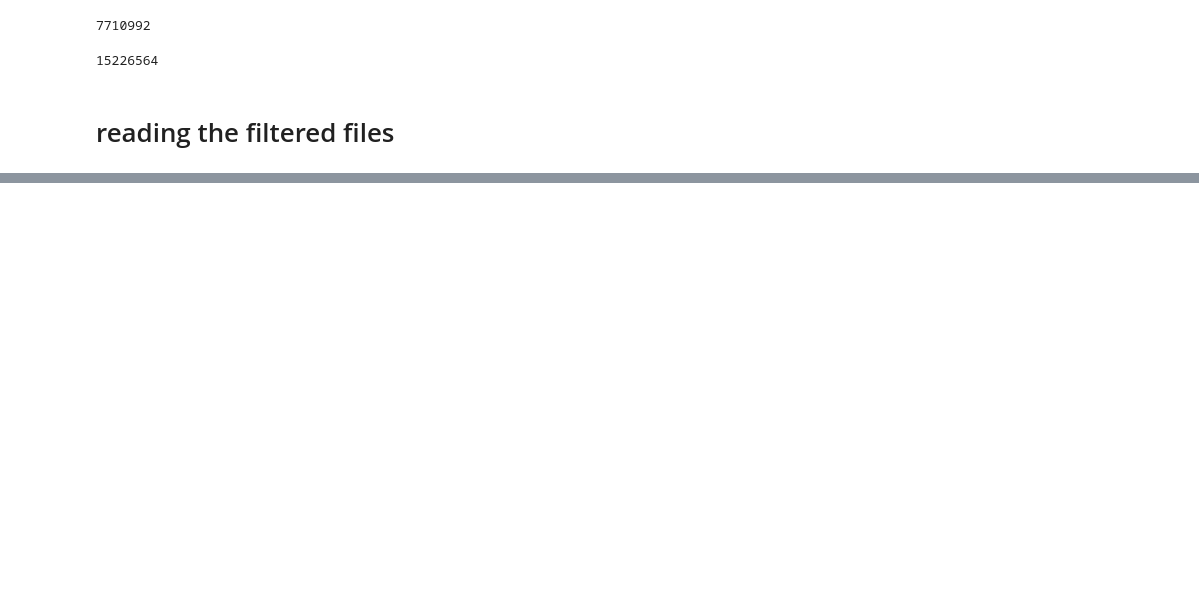
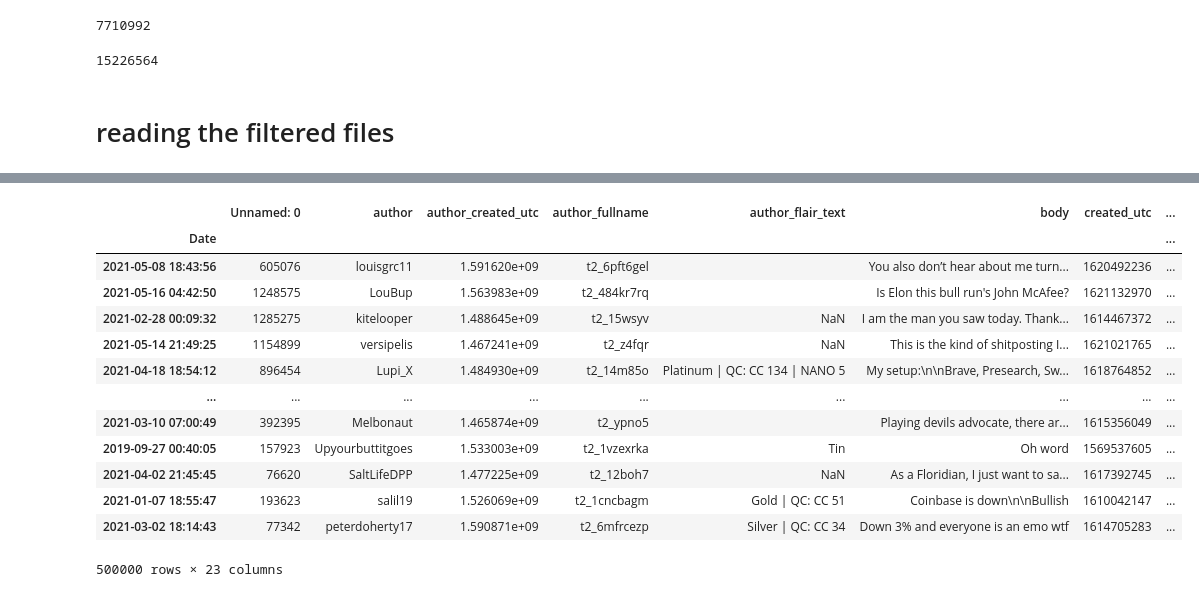
Before and after one commit to VeniJeen/CryptoSent, a Jupyter notebook: Data Preparation/3_Data_Processing/Data Processing - Selecting Most Relevant Posts.ipynb, the cells around one changed output, grey strips where cells are left out. Saved outputs shown, nothing was run; the diff lists cells and outputs as text; code cells hidden in the pictures; blank space fills up the shorter version.

```diff
--- a/Data Preparation/3_Data_Processing/Data Processing - Selecting Most Relevant Posts.ipynb
+++ b/Data Preparation/3_Data_Processing/Data Processing - Selecting Most Relevant Posts.ipynb
@@ -145,0 +338,38 @@ c[['submission_id','body']].groupby('submission_id').body.sum()
+# %%
+c1['sentiment_scores']=c1.text_processed.progress_apply(get_sentiment)
+# %%
+import datetime as dt
+def date_parser_utc(x): return dt.datetime.fromtimestamp(x).strftime('%Y-%m-%d %H:%M:%S')
+c1['created']=c1.created_utc.apply(date_parser_utc)
+# %%
+c1['Date']=pd.to_datetime(c1.created)
+c1=c1.set_index('Date')
+# %%
+# claculating and normalizing the polarity or in other words the confidence of the model's prediction
+pos=c1.sentiment_scores.apply(lambda x: x[1]).tolist()
+neg=c1.sentiment_scores.apply(lambda x: x[0]).tolist()
+pos_max=max(pos)
+pos_min=min(pos)
+def normalize_polarity(x):
+    avg=(pos_max+pos_min)/2
+    ran=(pos_max-pos_min)/2
+    return (x-avg)/ran
+c1['polarity']=c1.sentiment_scores.progress_apply(lambda x: normalize_polarity(x[1]))
+c1['sentiment']=c1.sentiment_scores.apply(lambda x: x[2])
+# %%
+c1
+# %% [output]
+|  | Unnamed: 0 | author | author_created_utc | author_fullname | author_flair_text | body | created_utc | ... |
+| Date |  |  |  |  |  |  |  | ... |
+| 2021-05-08 18:43:56 | 605076 | louisgrc11 | 1.591620e+09 | t2_6pft6gel |  | You also don’t hear about me turn... | 1620492236 | ... |
+| 2021-05-16 04:42:50 | 1248575 | LouBup | 1.563983e+09 | t2_484kr7rq |  | Is Elon this bull run's John McAfee? | 1621132970 | ... |
+| 2021-02-28 00:09:32 | 1285275 | kitelooper | 1.488645e+09 | t2_15wsyv | NaN | I am the man you saw today. Thank... | 1614467372 | ... |
+| 2021-05-14 21:49:25 | 1154899 | versipelis | 1.467241e+09 | t2_z4fqr | NaN | This is the kind of shitposting I... | 1621021765 | ... |
+| 2021-04-18 18:54:12 | 896454 | Lupi_X | 1.484930e+09 | t2_14m85o | Platinum | QC: CC 134 | NANO 5 | My setup:\n\nBrave, Presearch, Sw... | 1618764852 | ... |
+| ... | ... | ... | ... | ... | ... | ... | ... | ... |
+| 2021-03-10 07:00:49 | 392395 | Melbonaut | 1.465874e+09 | t2_ypno5 |  | Playing devils advocate, there ar... | 1615356049 | ... |
+| 2019-09-27 00:40:05 | 157923 | Upyourbuttitgoes | 1.533003e+09 | t2_1vzexrka | Tin | Oh word | 1569537605 | ... |
+| 2021-04-02 21:45:45 | 76620 | SaltLifeDPP | 1.477225e+09 | t2_12boh7 | NaN | As a Floridian, I just want to sa... | 1617392745 | ... |
+| 2021-01-07 18:55:47 | 193623 | salil19 | 1.526069e+09 | t2_1cncbagm | Gold | QC: CC 51 | Coinbase is down\n\nBullish | 1610042147 | ... |
+| 2021-03-02 18:14:43 | 77342 | peterdoherty17 | 1.590871e+09 | t2_6mfrcezp | Silver | QC: CC 34 | Down 3% and everyone is an emo wtf | 1614705283 | ... |
+500000 rows × 23 columns
```
Also changed, not shown: parts of 36 cells of this notebook, 13 other files.
